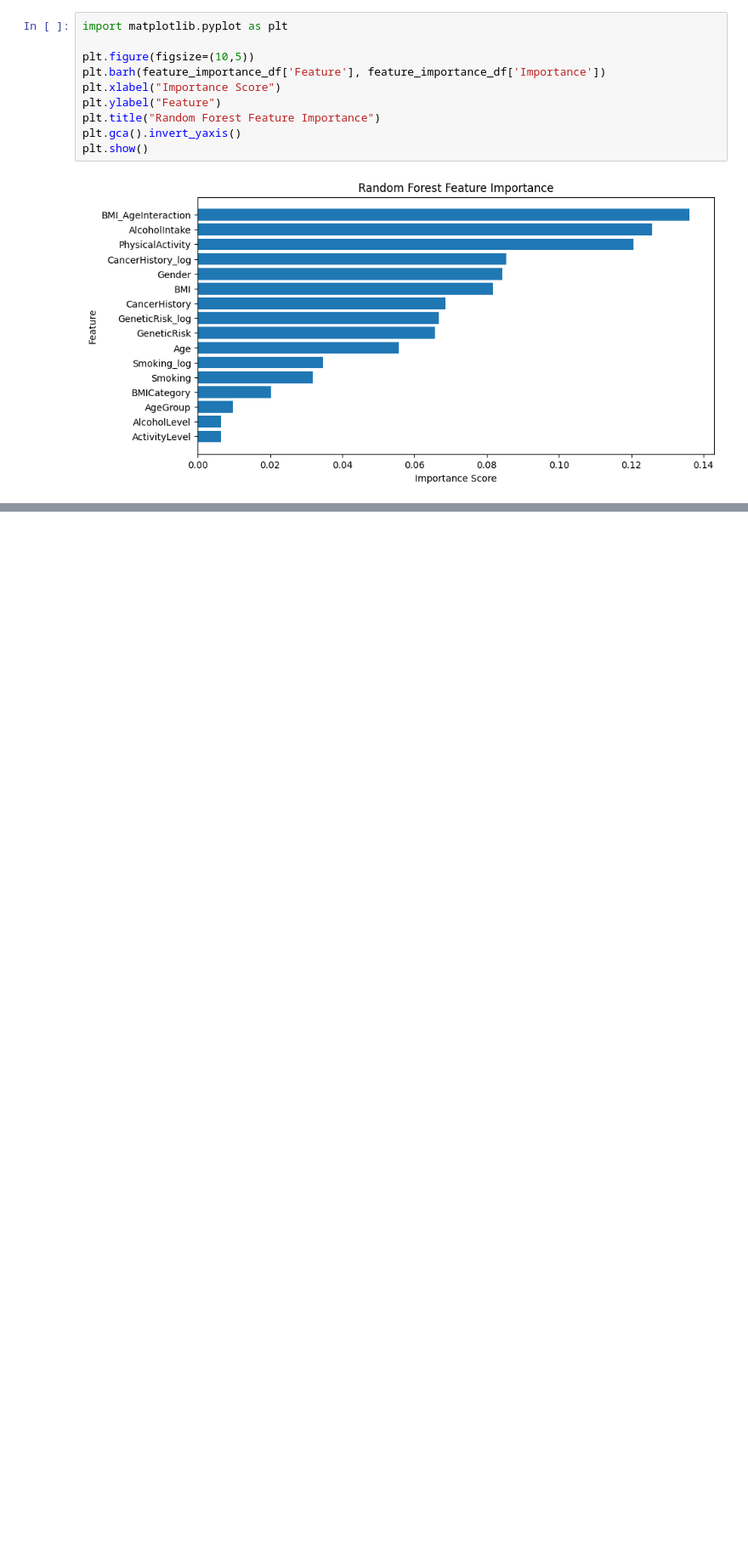
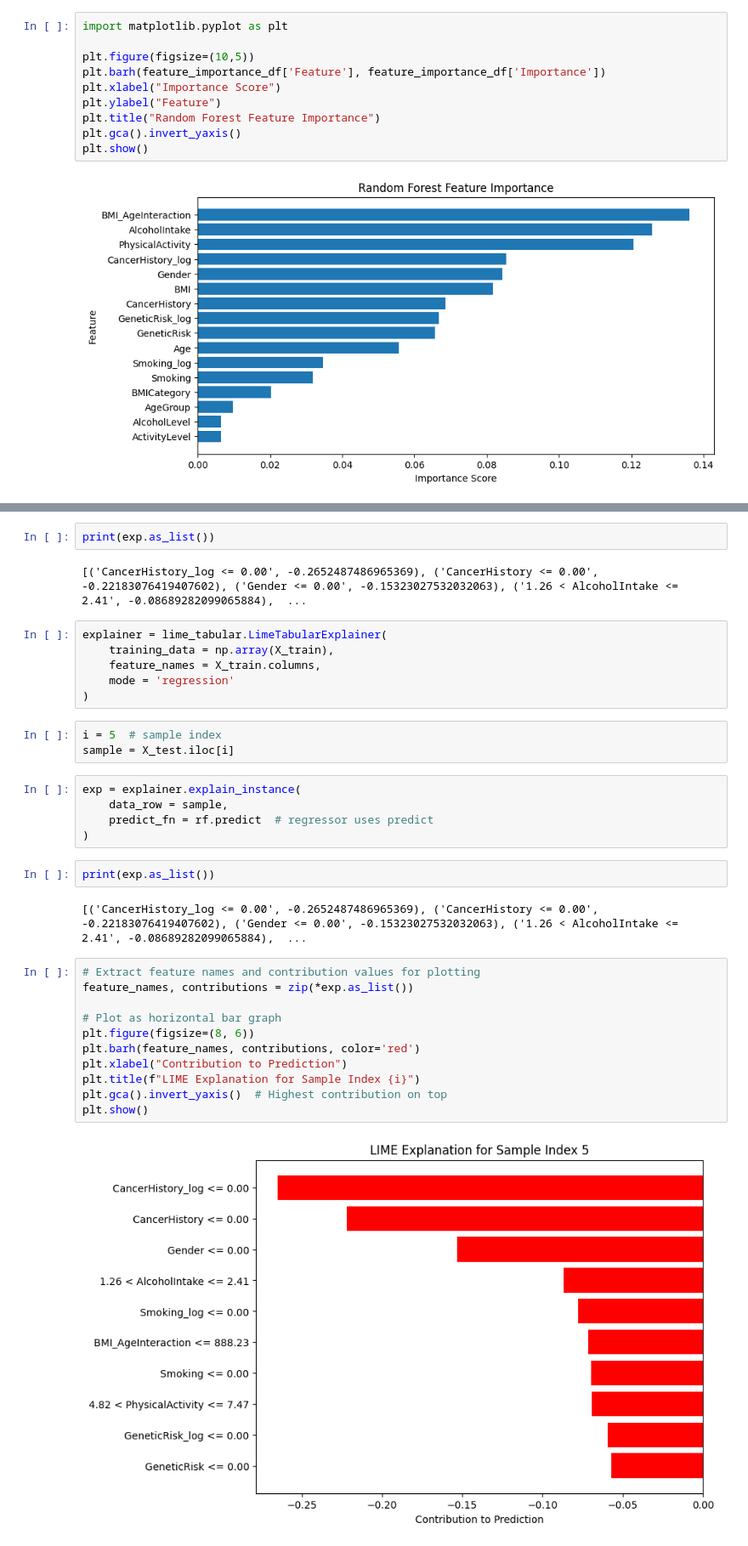
Before and after one commit to Savindi2002/Canser-Prediction-Analysis, a Jupyter notebook: notebooks/cancer_prediction.ipynb, the cells around one changed output, grey strips where cells are left out. Shown at 85% size. Saved outputs shown, nothing was run; the diff lists cells and outputs as text; blank space fills up the shorter version.

```diff
--- a/notebooks/cancer_prediction.ipynb
+++ b/notebooks/cancer_prediction.ipynb
@@ -1102,0 +1144,35 @@ shap.summary_plot(shap_values, X_train)
+# %%
+print(exp.as_list())
+# %% [output]
+[('CancerHistory_log <= 0.00', -0.2652487486965369), ('CancerHistory <= 0.00', -0.22183076419407602), ('Gender <= 0.00', -0.15323027532032063), ('1.26 < AlcoholIntake <= 2.41', -0.08689282099065884),  ...
+# %%
+explainer = lime_tabular.LimeTabularExplainer(
+    training_data = np.array(X_train),
+    feature_names = X_train.columns,
+    mode = 'regression'
+)
+# %%
+i = 5  # sample index
+sample = X_test.iloc[i]
+# %%
+exp = explainer.explain_instance(
+    data_row = sample,
+    predict_fn = rf.predict  # regressor uses predict
+)
+# %%
+print(exp.as_list())
+# %% [output]
+[('CancerHistory_log <= 0.00', -0.2652487486965369), ('CancerHistory <= 0.00', -0.22183076419407602), ('Gender <= 0.00', -0.15323027532032063), ('1.26 < AlcoholIntake <= 2.41', -0.08689282099065884),  ...
+# %%
+# Extract feature names and contribution values for plotting
+feature_names, contributions = zip(*exp.as_list())
+
+# Plot as horizontal bar graph
+plt.figure(figsize=(8, 6))
+plt.barh(feature_names, contributions, color='red')
+plt.xlabel("Contribution to Prediction")
+plt.title(f"LIME Explanation for Sample Index {i}")
+plt.gca().invert_yaxis()  # Highest contribution on top
+plt.show()
+# %% [output]
+[figure, added]
```
Also changed, not shown: parts of 9 cells of this notebook.
